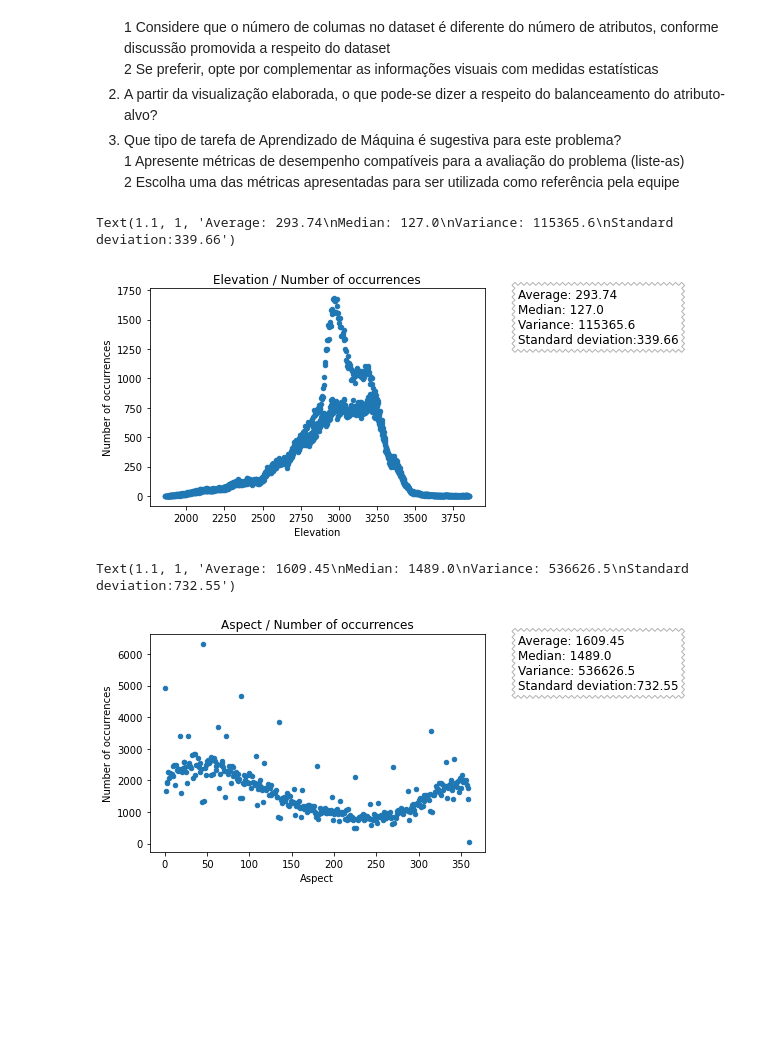
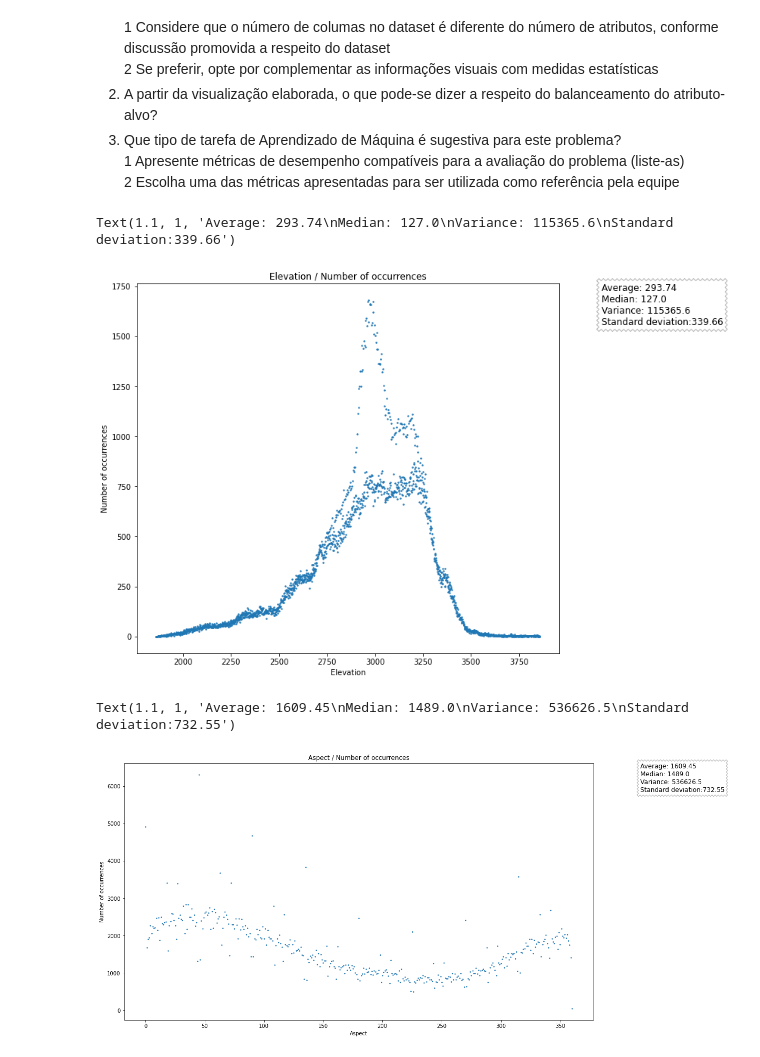
Before and after one commit to elloa-uea/projeto-pratico-3-rna-pp3-team-seven, a Jupyter notebook: notebooks/PP3.2 - Conhecendo o Conjunto de Dados.ipynb, the cells around one changed output. Drawn from its saved outputs; the diff is of its cells as text; code cells hidden in the pictures; blank space fills up the shorter version.

Commit message:
new graphics

```diff
--- a/notebooks/PP3.2 - Conhecendo o Conjunto de Dados.ipynb
+++ b/notebooks/PP3.2 - Conhecendo o Conjunto de Dados.ipynb
@@ -142,22 +142,23 @@ def statistics(arr):
     text = "Average: "+str(result[0])+"\nMedian: "+str(result[1])+"\nVariance: "+str(result[2])+"\nStandard deviation:"+str(result[3])
 
     return text
+plt.rcParams["figure.figsize"] = [10,9]
 # %%
 # Number of occurrences for each 'Elevation' attribute value
 new_data = dados['Elevation'].value_counts()
 
 # Exclusive 'Elevation' dataframe
 new_data_df = list(zip(new_data.index, new_data))
 new_data_df = pd.DataFrame(new_data_df, columns = ['Elevation', 'Number of occurrences'])
 
 # Graphic
-ax = new_data_df.plot.scatter(x='Elevation',y='Number of occurrences', colormap='viridis')
+ax = new_data_df.plot.scatter(x='Elevation',y='Number of occurrences', s=2, colormap='viridis')
 ax.set_title('Elevation / Number of occurrences')
 props = dict(boxstyle='Sawtooth', facecolor='white', alpha=0.3, pad=.5)
 ax.text(1.1, 1, statistics(new_data_df['Number of occurrences']), transform=ax.transAxes, fontsize=12, verticalalignment='top', bbox=props)
 # %% [output]
 Text(1.1, 1, 'Average: 293.74\nMedian: 127.0\nVariance: 115365.6\nStandard deviation:339.66')
-[figure, old version]
+[figure, new version]
 # %%
 # Number of occurrences for each 'Aspect' attribute value
 new_data = dados['Aspect'].value_counts()
@@ -167,13 +168,13 @@ new_data_df = list(zip(new_data.index, new_data))
 new_data_df = pd.DataFrame(new_data_df, columns = ['Aspect', 'Number of occurrences'])
 
 # Graphic
-ax = new_data_df.plot.scatter(x='Aspect',y='Number of occurrences', colormap='viridis')
+ax = new_data_df.plot.scatter(x='Aspect',y='Number of occurrences', s=2,colormap='viridis')
 ax.set_title('Aspect / Number of occurrences')
 props = dict(boxstyle='Sawtooth', facecolor='white', alpha=0.3, pad=.5)
 ax.text(1.1, 1, statistics(new_data_df['Number of occurrences']), transform=ax.transAxes, fontsize=12, verticalalignment='top', bbox=props)
 # %% [output]
 Text(1.1, 1, 'Average: 1609.45\nMedian: 1489.0\nVariance: 536626.5\nStandard deviation:732.55')
-[figure, old version]
+[figure, new version]
 # %%
 # Number of occurrences for each 'Slope' attribute value
 new_data = dados['Slope'].value_counts()
```
Also changed, not shown: parts of 8 cells of this notebook.
